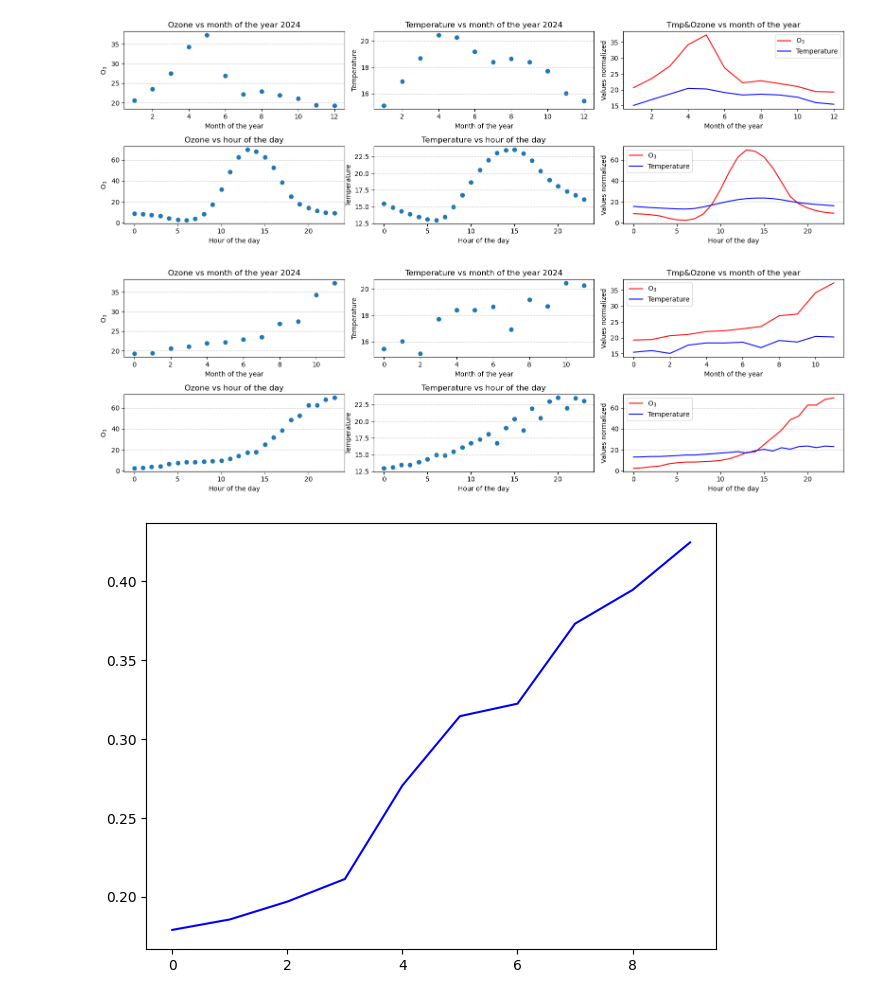
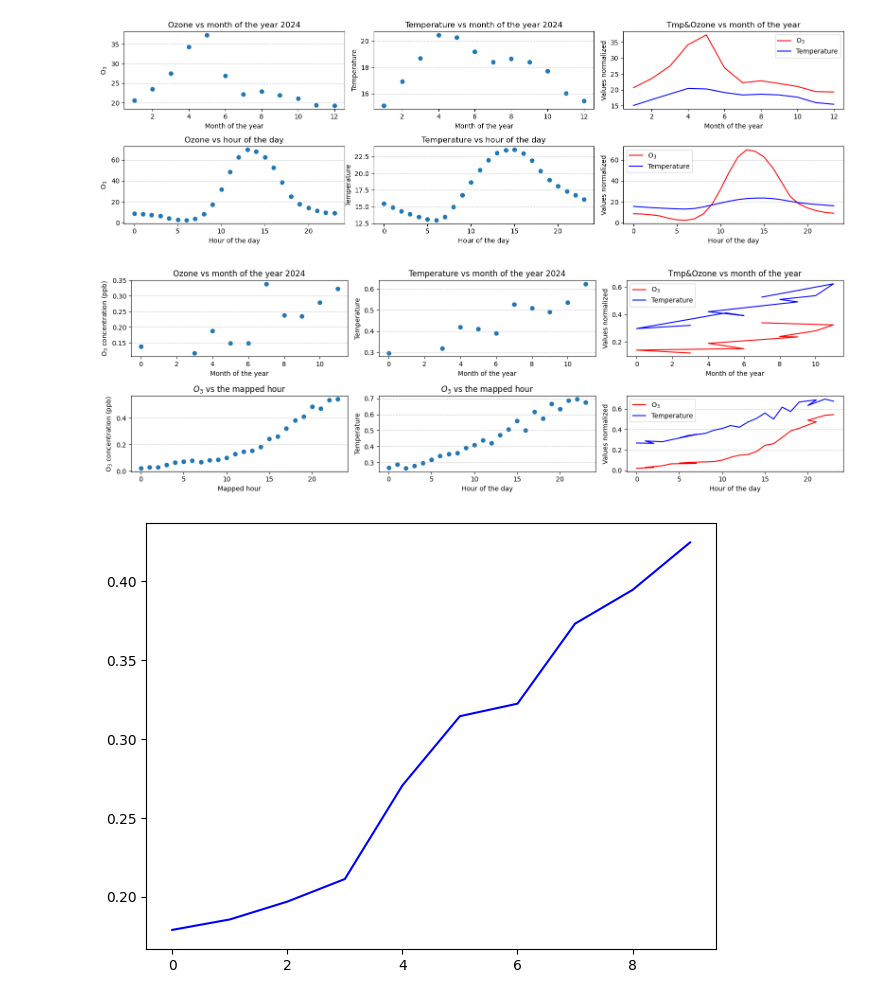
Before and after one commit to vlegaria/air_pollution, a Jupyter notebook: graficas/correlation.ipynb, the cells around one changed output. Drawn from its saved outputs; the diff is of its cells as text; code cells hidden in the pictures.

```diff
--- a/graficas/correlation.ipynb
+++ b/graficas/correlation.ipynb
@@ -210,7 +210,7 @@ graficar_predicciones(df["date"][50:180], df.O3[50:180], r'$O_3$')
 def plot_values(df_bymonth, df_byhour, varXmonth, varXhour):
 	fig, axes = plt.subplots(2, 3, figsize=(16, 5))
 	axes[0, 0].scatter(df_bymonth[varXmonth],df_bymonth.O3)
-	axes[0, 0].set_ylabel(r'O$_3$')
+	axes[0, 0].set_ylabel(r'O$_3$ concentration (ppb)')
 	axes[0, 0].set_xlabel("Month of the year")
 	axes[0, 0].grid(axis="y", linestyle="--", alpha=0.7)
 
@@ -226,8 +226,8 @@ def plot_values(df_bymonth, df_byhour, varXmonth, varXhour):
 	axes[0, 2].set_xlabel("Month of the year")
 
 	axes[1, 0].scatter(df_byhour[varXhour],df_byhour.O3)
-	axes[1, 0].set_ylabel(r'O$_3$')
-	axes[1, 0].set_xlabel("Hour of the day")
+	axes[1, 0].set_ylabel(r'O$_3$ concentration (ppb)')
+	axes[1, 0].set_xlabel("Mapped hour")
 	axes[1, 0].grid(axis="y", linestyle="--", alpha=0.7)
 
 	axes[1, 1].scatter(df_byhour[varXhour],df_byhour.TMP)
@@ -246,8 +246,8 @@ def plot_values(df_bymonth, df_byhour, varXmonth, varXhour):
 	axes[0, 0].set_title('Ozone vs month of the year 2024')
 	axes[0, 1].set_title('Temperature vs month of the year 2024')
 	axes[0, 2].set_title('Tmp&Ozone vs month of the year')
-	axes[1, 0].set_title('Ozone vs hour of the day')
-	axes[1, 1].set_title('Temperature vs hour of the day')
+	axes[1, 0].set_title(r'$O_3$ vs the mapped hour')
+	axes[1, 1].set_title(r'$O_3$ vs the mapped hour')
 
 	plt.tight_layout()
 	plt.show()
@@ -369,0 +544,10 @@ plt.show()
+# %%
+dir = r"C:\Users\Valeria\Documents\CIC\air_pollution\seasson_model_comparison"
+dir = r"C:\Users\Valeria\Documents\CIC\air_pollution_data"
+#dir = r"C:\Users\Valeria\Documents\CIC\proyecto_innovacion\air-poll-predict-dev\API\InfoPostgres\Datos"
+dir = r"C:\Users\Valeria\Documents\CIC\air_pollution_data\Datos-sep-dic2024"
+file_path = os.path.join(dir,"MER_with_streets2.csv")
+file_path = os.path.join(dir,"air_traffic_MER_prom.csv")
+#file_path = os.path.join(dir,"air_traffic_MER.csv")
+df  = pd.read_csv(file_path)
+df = df.dropna().reset_index(drop=True)
@@ -394,15 +614,16 @@ plot_values(df_bymonth_original,df_byhour_original, "month", "hour")
 # %%
 month_idx = {12:0, 11:1, 1:2, 10:3, 9:4, 7:5, 8:6, 2:7, 6:8, 3:9, 4:10, 5:11}
 df_bymonth = df_bymonth_original.sort_values(by='O3', ascending=True)
 df_bymonth["month_idx"] = df_bymonth["month"].map(month_idx)
 
 hour_idx= {6:0, 5:1, 7:2, 4:3, 3:4, 2:5, 8:6, 1:7, 0:8, 23:9, 22:10, 21:11, 20:12, 9:13, 19:14, 18:15, 10:16, 17:17, 11:18, 16:19, 15:20, 12:21, 14:22, 13:23 }
+hour_idx= {7:0,8:1, 6:2, 5:3,  4:4, 3:5, 2:6,  9:7, 1:8, 0:9, 23:10, 22:11, 10:12, 21:13, 20:14, 19:15, 11:16, 18:17, 12:18, 17:19, 13:20, 16:21, 15:22, 14:23 }
 df_byhour = df_byhour_original.sort_values(by='O3', ascending=True)
 df_byhour["hour_idx"] = df_byhour["hour"].map(hour_idx)
 
 plot_values(df_bymonth,df_byhour, "month_idx", "hour_idx")
 # %% [output]
-[figure, old version]
+[figure, new version]
 # %%
 dir = r"C:\Users\Valeria\Documents\CIC\air_pollution_data\Datos-sep-dic2024"
 file_path = os.path.join(dir,"air_traffic_MER_norm.csv")
```
Also changed, not shown: parts of 13 cells of this notebook, 1 other file.
